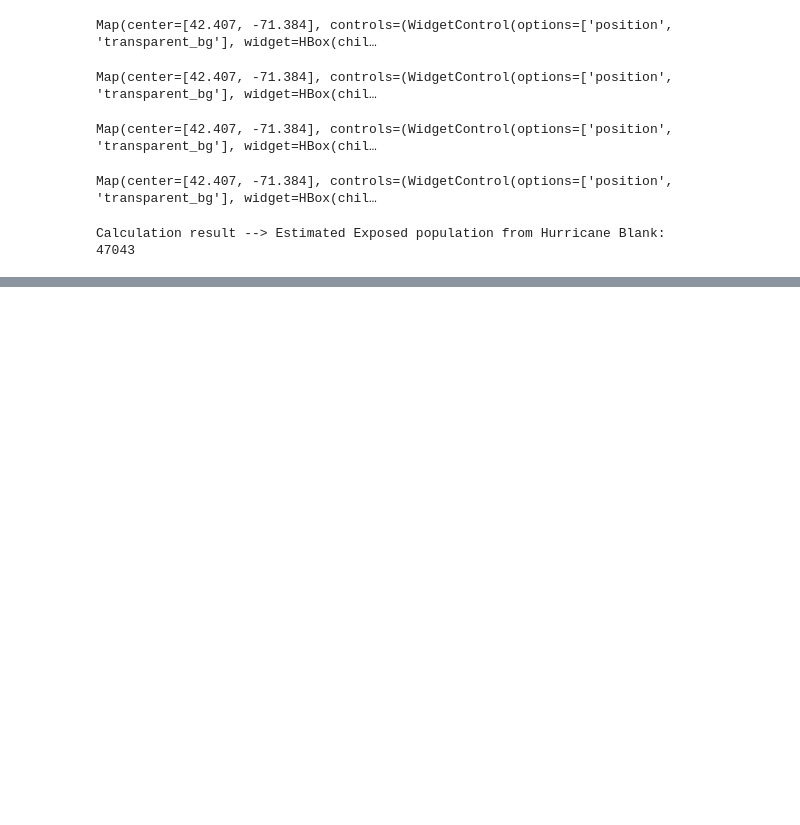
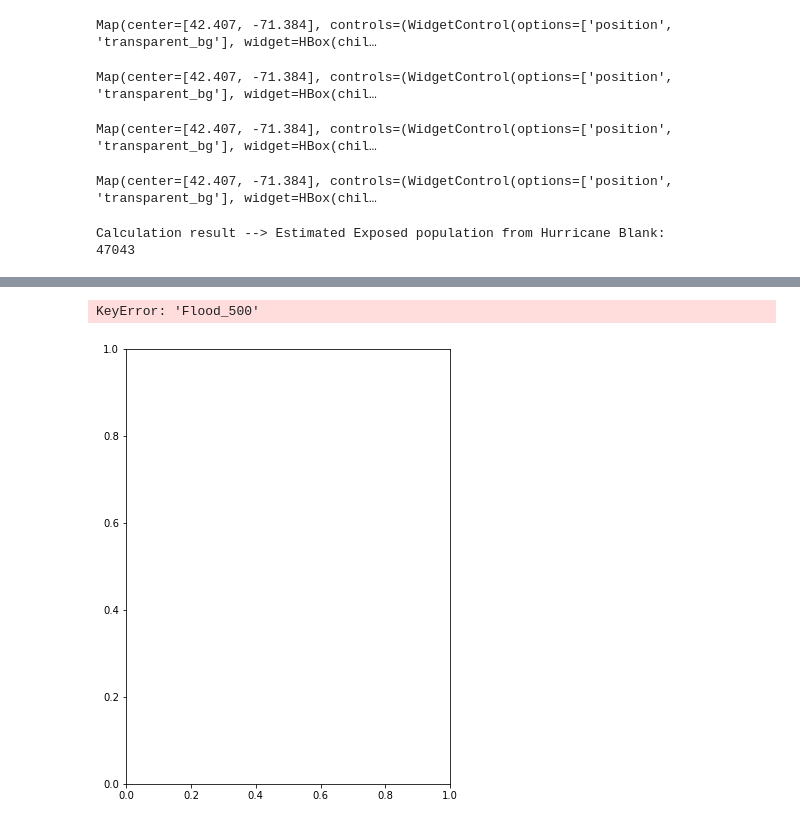
Before and after one commit to sahilmehta-US/BWSI_Final_Project, a Jupyter notebook: final_exercise_reference.ipynb, the cells around one changed output, grey strips where cells are left out. Cells and saved outputs as stored; diff of their text form; code cells hidden in the pictures; blank space fills up the shorter version.

```diff
--- a/final_exercise_reference.ipynb
+++ b/final_exercise_reference.ipynb
@@ -504,0 +515,9 @@ Calculation result --> Estimated Exposed population from Hurricane Blank:
+# %%
+ax = shelters_gdf.plot(figsize=(10,8), column='', legend=True)
+# now we add a basemap. ctx finds a basemap for a background from
+# an online repository.
+# It assumes the data is in web mercator (epsg:3857) unless you specify otherwise
+ctx.add_basemap(ax, crs=data.crs)
+# %% [output]
+KeyError: 'Flood_500'
+[figure, added]
```
Also changed, not shown: parts of 6 cells of this notebook.
